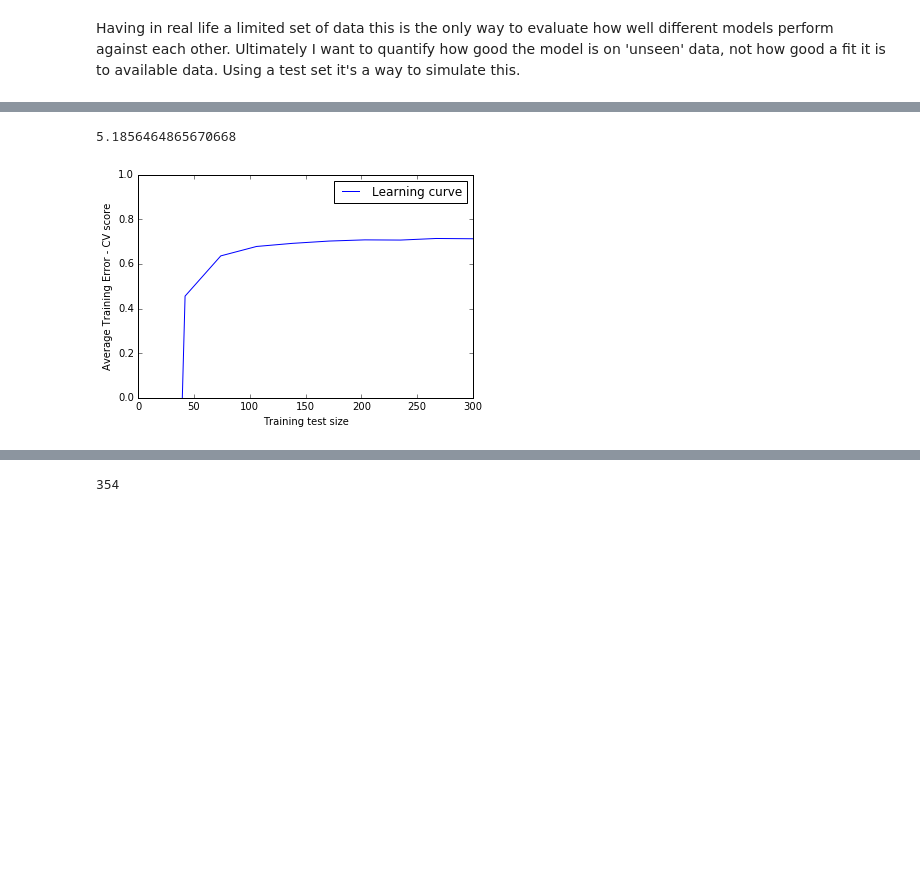
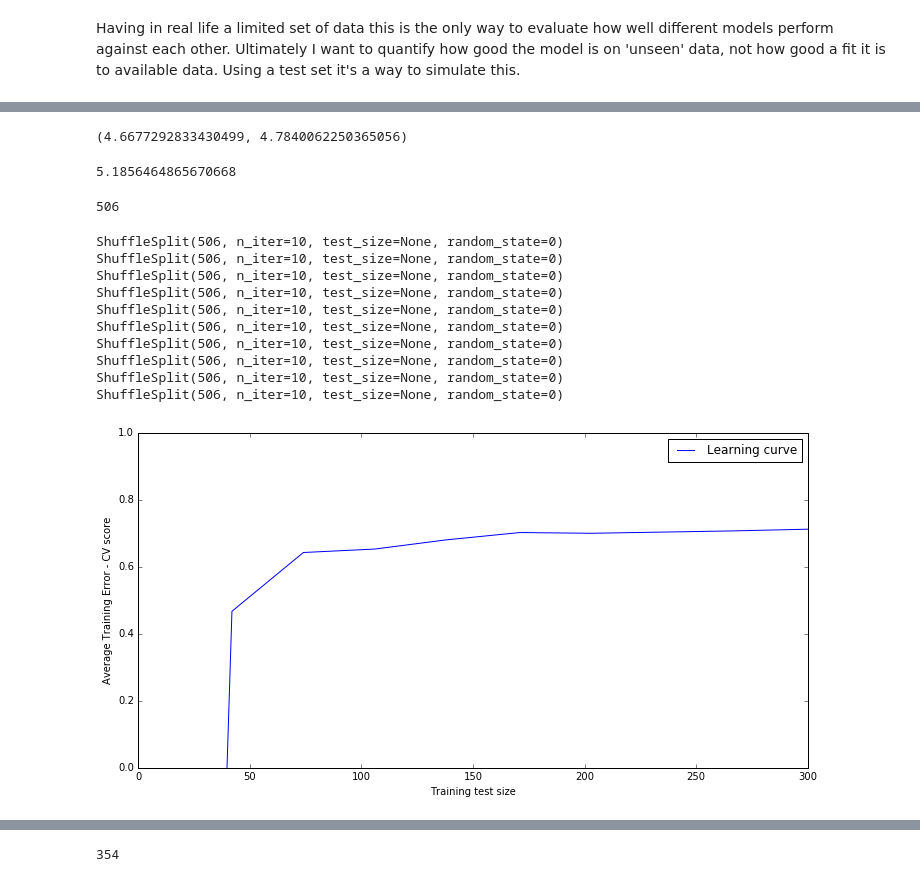
Before and after one commit to EloisaElias/Elo_portfolio, a Jupyter notebook: 15_Cross_Validation.ipynb, the cells around one changed output, grey strips where cells are left out. Drawn from its saved outputs; the diff is of its cells as text; code cells hidden in the pictures; blank space fills up the shorter version.

```diff
--- a/15_Cross_Validation.ipynb
+++ b/15_Cross_Validation.ipynb
@@ -191 +191,5 @@ rmse_train_predicted(train_features, train_target, test_features, test_target)
+# %%
+rmse_train_predicted(X_train, X_test, y_train, y_test)
+# %% [output]
+(4.6677292833430499, 4.7840062250365056)
 # %%
@@ -208,4 +215,9 @@ def kfold_cverror(features, target):
-# %%
-kfold_cverror(features, target)
-# %% [output]
-5.1856464865670668
+# %%
+# Calculating average rmse of model = LinearRegression(), using 10-fold cv.
+kfold_cverror(features, target)
+# %% [output]
+5.1856464865670668
+# %%
+len(features)
+# %% [output]
+506
@@ -212,30 +226,46 @@ kfold_cverror(features, target)
 # %%
-def plot_learning_curve(model, target, features, label='None'):
-    ''' Plot learning curve with varying training sizes'''
+def plot_learning_curve(model, features, target, label='None'):
+    '''
+    Plot learning curve with varying training sizes
+    Choose cross-validation iterator:
+    from sklearn.cross_validation import ShuffleSplit
+    '''
 
     scores = []
     training_size = np.linspace(10, 300, 10).astype(int)
 
     for train_size in training_size:
-        cv_shuffle = ShuffleSplit(train_size=train_size,
-                                  test_size=200, n=len(target),
+        cv_shuffle = cross_validation.ShuffleSplit(train_size=train_size,
+                                  test_size=None, n=len(target),
                                   random_state=0)
 
+        print cv_shuffle
         cv_score = cross_val_score(model, features,
                                     target, cv=cv_shuffle)
         scores.append(cv_score)
 
-    plt.plot(training_size, np.mean(scores, axis=1), label=label or estimator.__class__.__name__)
+    plt.plot(training_size, np.mean(scores, axis=1), label=label or model.__class__.__name__)
     plt.ylim(0,1)
     plt.ylabel('Average Training Error - CV score')
     plt.xlabel('Training test size')
     plt.legend(loc='best')
     plt.show()
 # %%
+plt.figure(figsize=(12, 6))
 model = LinearRegression()
-plot_learning_curve(model,  target, features, label='Learning curve')
+plot_learning_curve(model, features, target, label='Learning curve')
 # %% [output]
+ShuffleSplit(506, n_iter=10, test_size=None, random_state=0)
+ShuffleSplit(506, n_iter=10, test_size=None, random_state=0)
+ShuffleSplit(506, n_iter=10, test_size=None, random_state=0)
+ShuffleSplit(506, n_iter=10, test_size=None, random_state=0)
+ShuffleSplit(506, n_iter=10, test_size=None, random_state=0)
+ShuffleSplit(506, n_iter=10, test_size=None, random_state=0)
+ShuffleSplit(506, n_iter=10, test_size=None, random_state=0)
+ShuffleSplit(506, n_iter=10, test_size=None, random_state=0)
+ShuffleSplit(506, n_iter=10, test_size=None, random_state=0)
+ShuffleSplit(506, n_iter=10, test_size=None, random_state=0)
-[figure, old version]
+[figure, new version]
 # %%
 model = LinearRegression()
 cv_score = cross_val_score(model, X_train,y_train)
```
Also changed, not shown: parts of 13 cells of this notebook.
